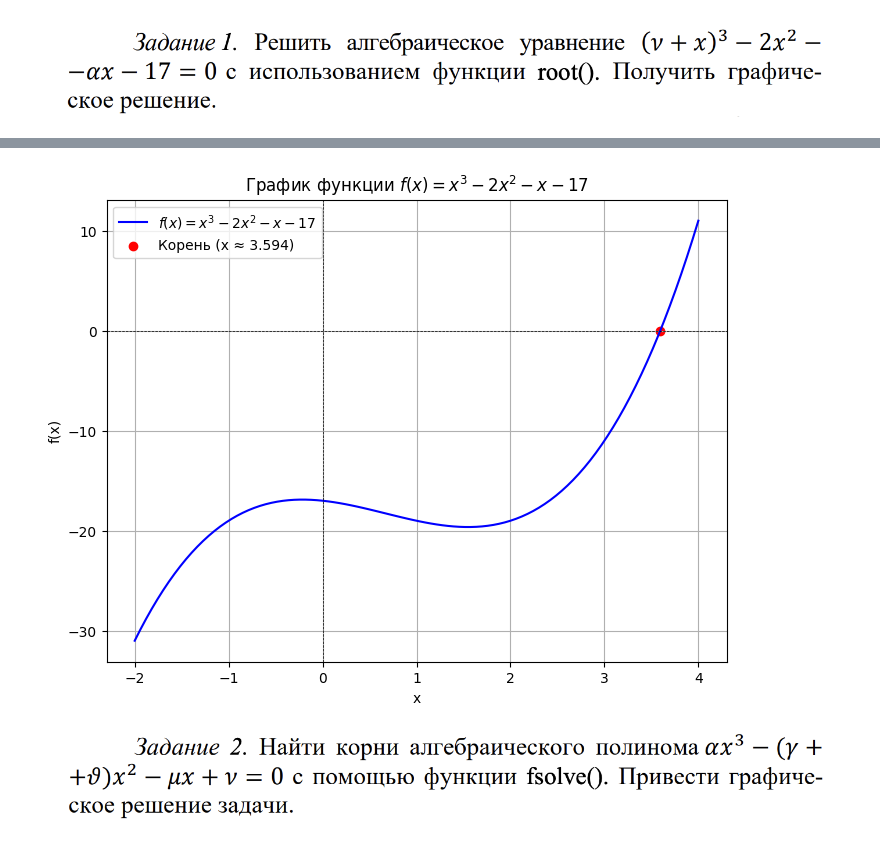
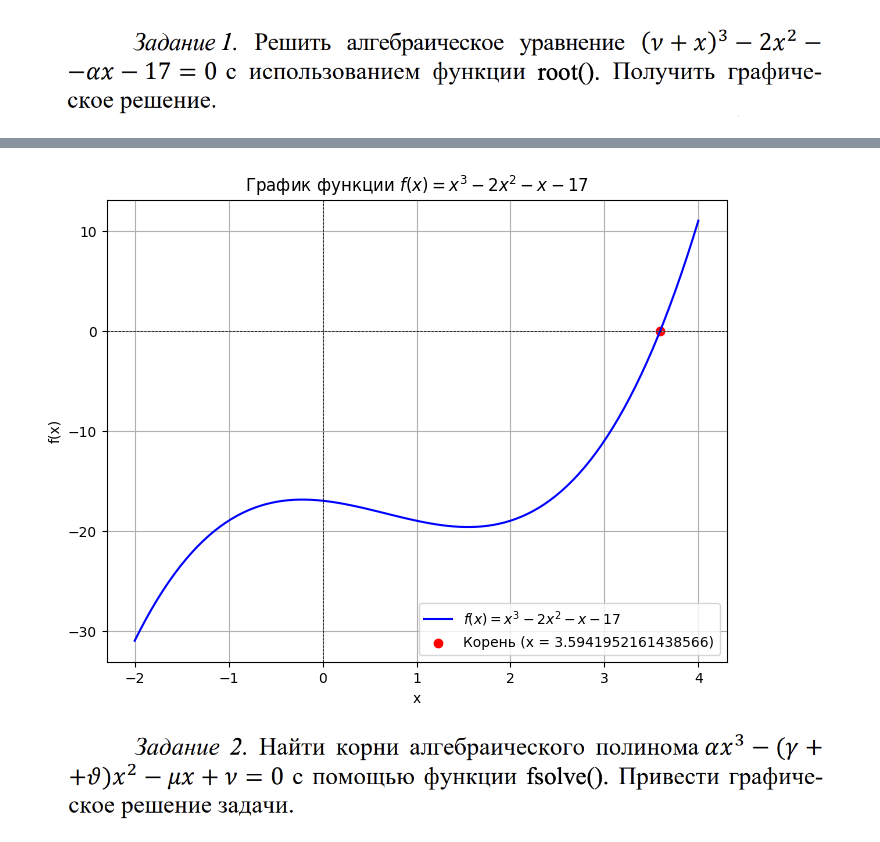
Before and after one commit to Owl-Man/Computer-math, a Jupyter notebook: Практическая_работа_№9_Библиотека_SciPy_Часть_№2.ipynb, the cells around one changed output, grey strips where cells are left out. Saved outputs shown, nothing was run; the diff lists cells and outputs as text; code cells hidden in the pictures.

```diff
--- a/Практическая_работа_№9_Библиотека_SciPy_Часть_№2.ipynb
+++ b/Практическая_работа_№9_Библиотека_SciPy_Часть_№2.ipynb
@@ -208,7 +205,7 @@ x0 = 2  # Начальная точка (можно выбрать другую,
 # Находим корень
 sol = root(f, x0)
 root_value = sol.x[0]  # Извлекаем корень
-print(f"Корень уравнения, найденный с помощью root(): x = {root_value:.6f}")
+print(f"Корень уравнения, найденный с помощью root(): x = {root_value}")
 
 # 2. Построение графика для визуального определения корней
 # Создаём массив точек для построения графика
@@ -220,7 +217,7 @@ plt.figure(figsize=(8, 6))
 plt.plot(x, y, label=r'$f(x) = x^3 - 2x^2 - x - 17$', color='blue')
 plt.axhline(0, color='black', linestyle='--', linewidth=0.5)  # Ось x
 plt.axvline(0, color='black', linestyle='--', linewidth=0.5)  # Ось y
-plt.scatter([root_value], [0], color='red', label=f'Корень (x ≈ {root_value:.3f})')
+plt.scatter([root_value], [0], color='red', label=f'Корень (x = {root_value})')
 plt.title('График функции $f(x) = x^3 - 2x^2 - x - 17$')
 plt.xlabel('x')
 plt.ylabel('f(x)')
@@ -232,4 +229,4 @@ plt.show()
-[figure, old version]
+[figure, new version]
 # %% [markdown]
 ![image.png](embedded-picture-1)
 # %%
```
Also changed, not shown: parts of 6 cells of this notebook, 1 other file.
